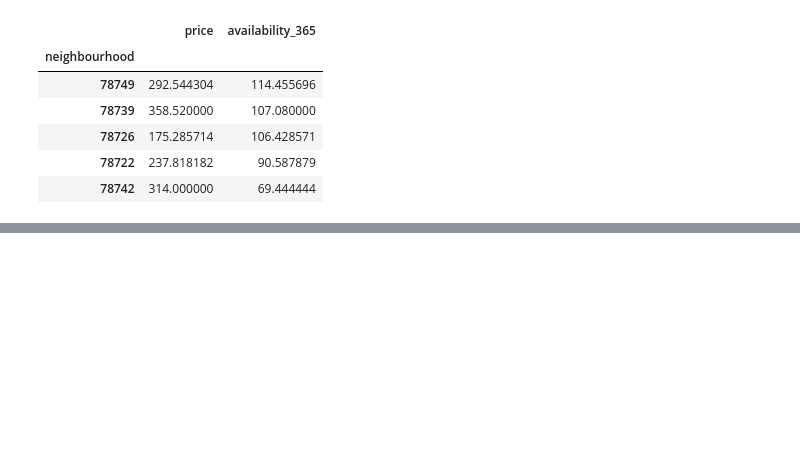
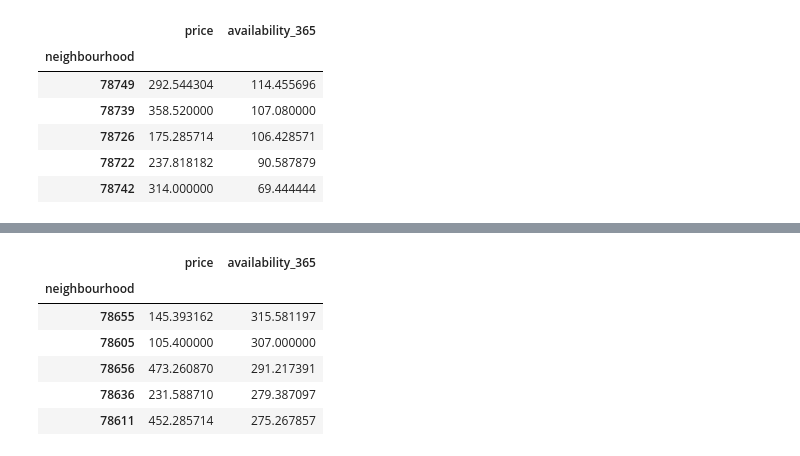
Before and after one commit to Rishi-Prasadha/Austin-Zillow-Airbnb-Analysis-Application, a Jupyter notebook: quinn/airbnb_data_analysis.ipynb, the cells around one changed output, grey strips where cells are left out. Saved outputs shown, nothing was run; the diff lists cells and outputs as text; code cells hidden in the pictures; blank space fills up the shorter version.

Commit message:
Added comments to the analysis

```diff
--- a/quinn/airbnb_data_analysis.ipynb
+++ b/quinn/airbnb_data_analysis.ipynb
@@ -86,3 +100,18 @@ popular_neighborhoods_df.hvplot.bar(
 )
 # %% [output]
 [interactive output not drawn]
+# %%
+# Create a new dataframe to analyze the least popular zip codes in Austin
+unpop_neighborhood_df = home_zip_df.loc[(78655,78605,78656,78636,78611),:]
+
+# Drop unnecessary columns for the analysis
+unpop_neighborhood_df = unpop_neighborhood_df.drop(['latitude','longitude','reviews_per_month'], axis=1)
+unpop_neighborhood_df
+# %% [output]
+|  | price | availability_365 |
+| neighbourhood |  |  |
+| 78655 | 145.393162 | 315.581197 |
+| 78605 | 105.400000 | 307.000000 |
+| 78656 | 473.260870 | 291.217391 |
+| 78636 | 231.588710 | 279.387097 |
+| 78611 | 452.285714 | 275.267857 |
```
Also changed, not shown: parts of 10 cells of this notebook.
